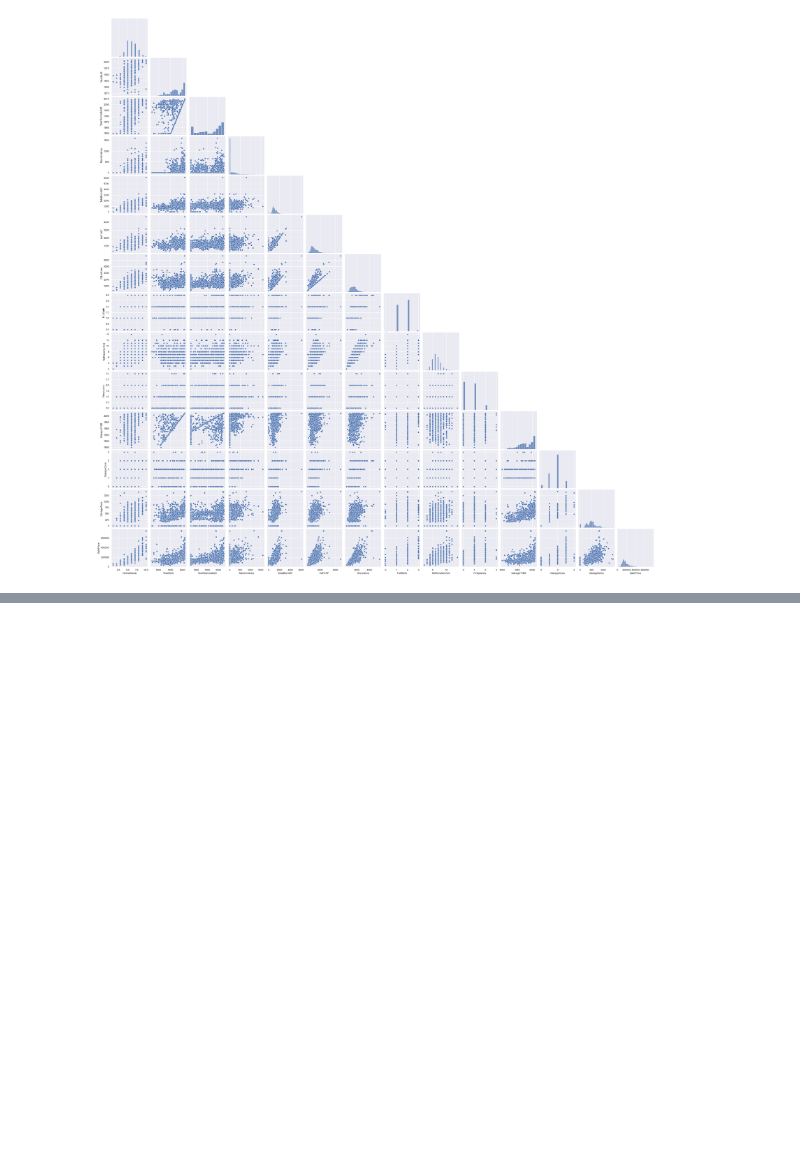
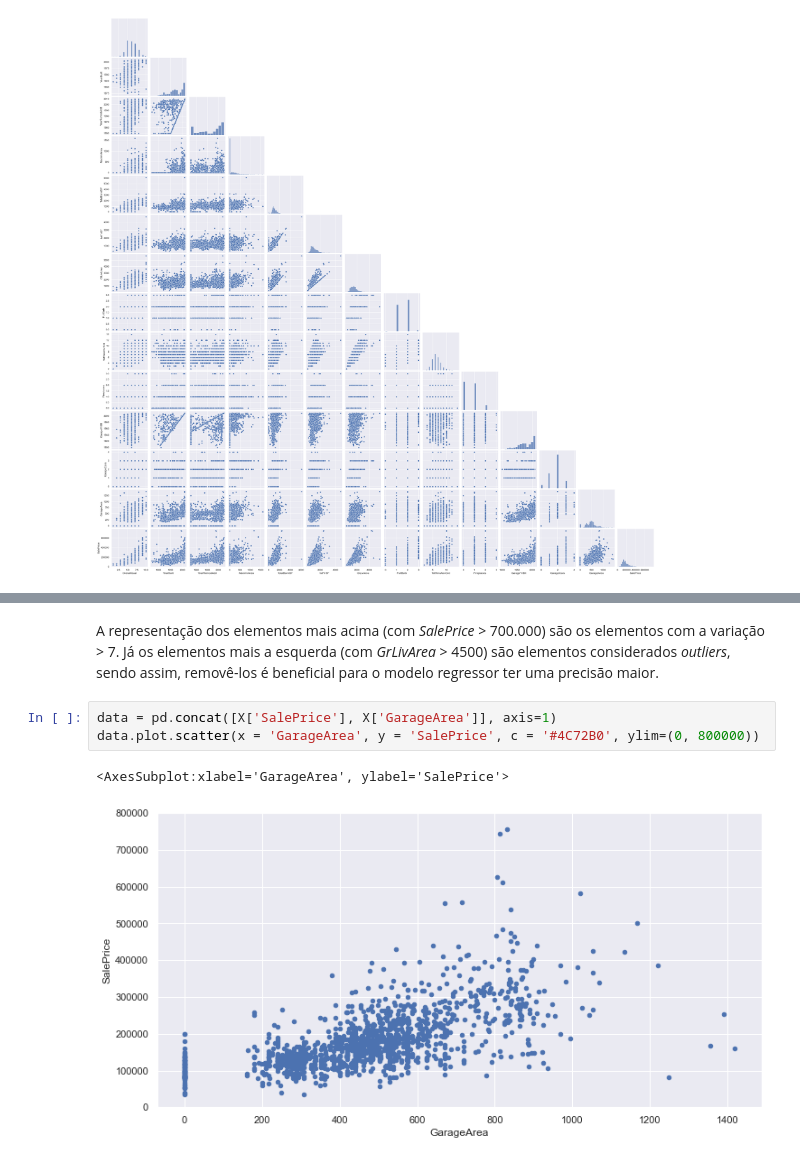
Before and after one commit to G-Moraes/house-prices, a Jupyter notebook: main.ipynb, the cells around one changed output, grey strips where cells are left out. Saved outputs shown, nothing was run; the diff lists cells and outputs as text; blank space fills up the shorter version.

```diff
--- a/main.ipynb
+++ b/main.ipynb
@@ -249,0 +326,8 @@ As características categóricas (*OverallQual*, *FullBath*, *TotRmsAbvGrd*, *Fi
+# %% [markdown]
+A representação dos elementos mais acima (com *SalePrice* > 700.000) são os elementos com a variação > 7. Já os elementos mais a esquerda (com *GrLivArea* > 4500) são elementos considerados *outliers*, sendo assim, removê-los é beneficial para o modelo regressor ter uma precisão maior.
+# %%
+data = pd.concat([X['SalePrice'], X['GarageArea']], axis=1)
+data.plot.scatter(x = 'GarageArea', y = 'SalePrice', c = '#4C72B0', ylim=(0, 800000))
+# %% [output]
+<AxesSubplot:xlabel='GarageArea', ylabel='SalePrice'>
+[figure, added]
```
Also changed, not shown: parts of 29 cells of this notebook.
